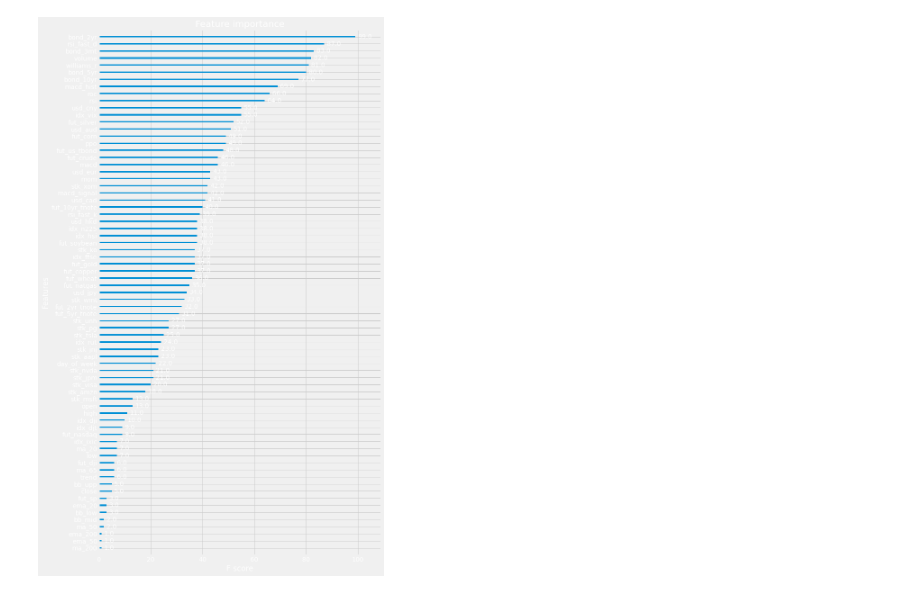
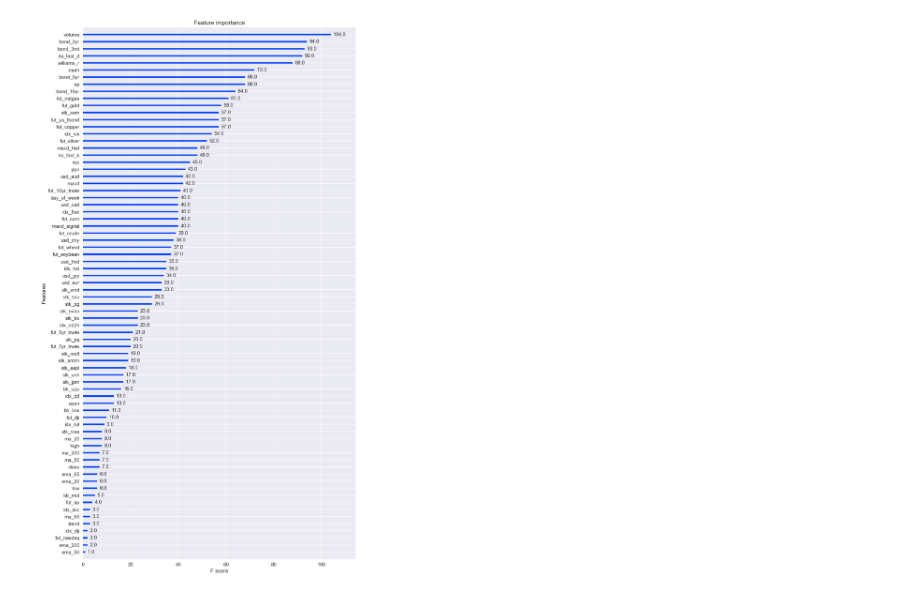
Before and after one commit to adamgulyas/cnn-vs-xgboost, a Jupyter notebook: notebooks/xgboost.ipynb, the cells around one changed output. Saved outputs shown, nothing was run; the diff lists cells and outputs as text; code cells hidden in the pictures.

```diff
--- a/notebooks/xgboost.ipynb
+++ b/notebooks/xgboost.ipynb
@@ -3,6 +3,15 @@ import numpy as np
 import pandas as pd
 
 from xgboost import XGBClassifier, plot_importance
+
+from sklearn.model_selection import train_test_split
+from sklearn.metrics import accuracy_score
+from sklearn.feature_selection import SelectFromModel
+
+import matplotlib as mpl
 import matplotlib.pyplot as plt
+
+mpl.rcParams['figure.dpi'] = 150
+plt.style.use('seaborn-bright')
 # %%
 X = pd.read_csv('../csv/initial_variables.csv', index_col='date', parse_dates=True, infer_datetime_format=True)
@@ -11,5 +18,7 @@ X = pd.read_csv('../csv/initial_variables.csv', index_col='date', parse_dates=Tr
 y = (X['close'].pct_change().shift(-1) > 0).astype(int)
+# %%
+X_train_df, X_test_df, y_train_df, y_test_df = train_test_split(X, y, test_size=0.333, shuffle=False)
 # %%
 model = XGBClassifier()
-model.fit(X, y)
+model.fit(X_train_df, y_train_df, eval_metric='rmse')
 # %% [output]
@@ -42,11 +34,6 @@ print(model.feature_importances_)
 # %%
-from matplotlib.pyplot import figure
-
-plt.style.use('fast')
-
 ax = plot_importance(model)
-fig = ax.figure
-fig.set_size_inches(10, 20)
+ax.figure.set_size_inches(10, 20)
 plt.show()
 # %% [output]
-[figure, old version]
+[figure, new version]
```
Also changed, not shown: parts of 8 cells of this notebook, 2 other files.
